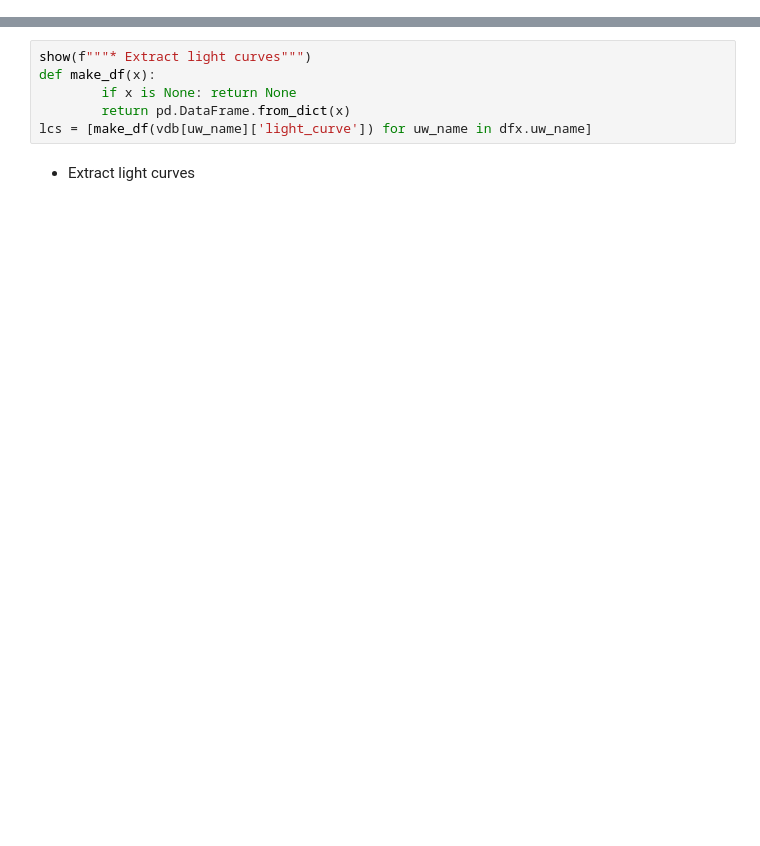
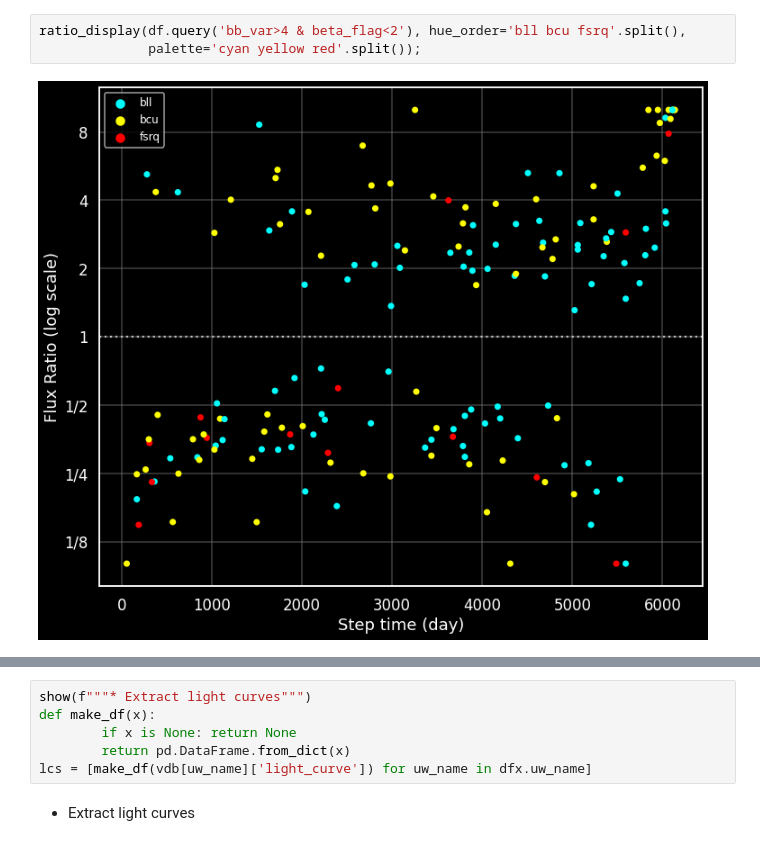
Before and after one commit to tburnett/agnsteps, a Jupyter notebook: transition.ipynb, the cells around one changed output, grey strips where cells are left out. Saved outputs shown, nothing was run; the diff lists cells and outputs as text; blank space fills up the shorter version.

```diff
--- a/transition.ipynb
+++ b/transition.ipynb
@@ -30,0 +231,5 @@ Apply margin=50 weeks: <br>Found 766 candidates, with the association categories
+# %%
+ratio_display(df.query('bb_var>4 & beta_flag<2'), hue_order='bll bcu fsrq'.split(),
+              palette='cyan yellow red'.split());
+# %% [output]
+[figure, added]
```
Also changed, not shown: parts of 27 cells of this notebook, 5 other files.
